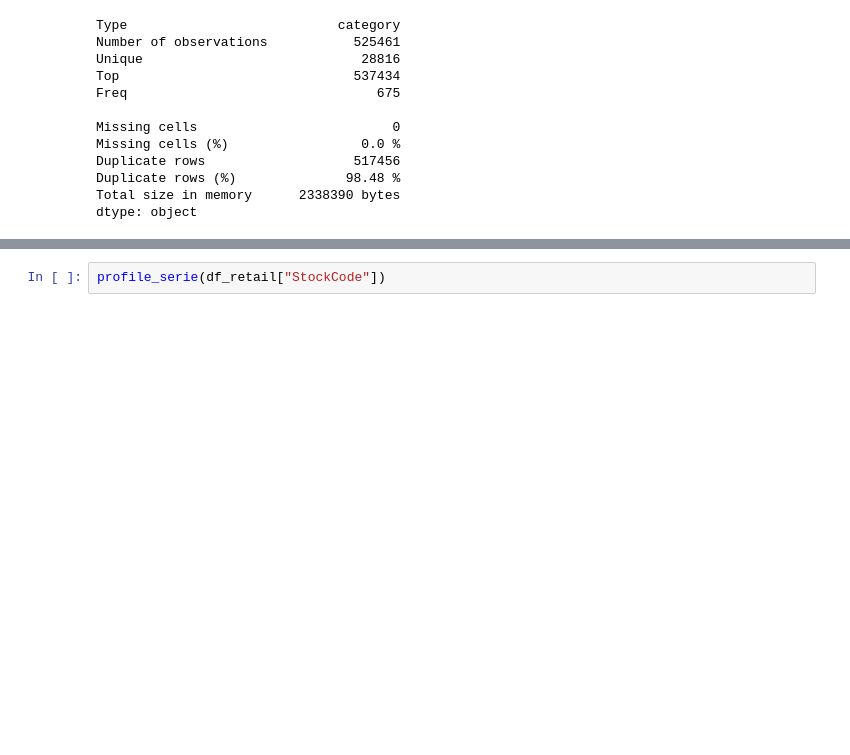
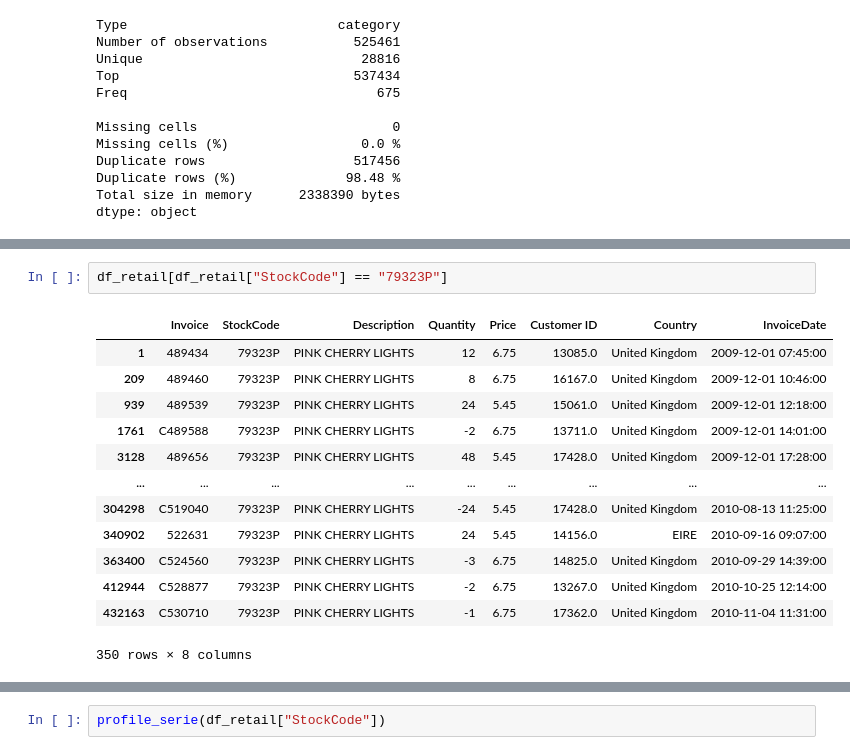
Before and after one commit to BAFCS/MDS7202, a Jupyter notebook: Labs/Lab_4/Lab4_Enunciado.ipynb, the cells around one changed output, grey strips where cells are left out. Saved outputs shown, nothing was run; the diff lists cells and outputs as text; blank space fills up the shorter version.

```diff
--- a/Labs/Lab_4/Lab4_Enunciado.ipynb
+++ b/Labs/Lab_4/Lab4_Enunciado.ipynb
@@ -355,0 +401,16 @@ dtype: object
+# %%
+df_retail[df_retail["StockCode"] == "79323P"]
+# %% [output]
+|  | Invoice | StockCode | Description | Quantity | Price | Customer ID | Country | InvoiceDate |
+| 1 | 489434 | 79323P | PINK CHERRY LIGHTS | 12 | 6.75 | 13085.0 | United Kingdom | 2009-12-01 07:45:00 |
+| 209 | 489460 | 79323P | PINK CHERRY LIGHTS | 8 | 6.75 | 16167.0 | United Kingdom | 2009-12-01 10:46:00 |
+| 939 | 489539 | 79323P | PINK CHERRY LIGHTS | 24 | 5.45 | 15061.0 | United Kingdom | 2009-12-01 12:18:00 |
+| 1761 | C489588 | 79323P | PINK CHERRY LIGHTS | -2 | 6.75 | 13711.0 | United Kingdom | 2009-12-01 14:01:00 |
+| 3128 | 489656 | 79323P | PINK CHERRY LIGHTS | 48 | 5.45 | 17428.0 | United Kingdom | 2009-12-01 17:28:00 |
+| ... | ... | ... | ... | ... | ... | ... | ... | ... |
+| 304298 | C519040 | 79323P | PINK CHERRY LIGHTS | -24 | 5.45 | 17428.0 | United Kingdom | 2010-08-13 11:25:00 |
+| 340902 | 522631 | 79323P | PINK CHERRY LIGHTS | 24 | 5.45 | 14156.0 | EIRE | 2010-09-16 09:07:00 |
+| 363400 | C524560 | 79323P | PINK CHERRY LIGHTS | -3 | 6.75 | 14825.0 | United Kingdom | 2010-09-29 14:39:00 |
+| 412944 | C528877 | 79323P | PINK CHERRY LIGHTS | -2 | 6.75 | 13267.0 | United Kingdom | 2010-10-25 12:14:00 |
+| 432163 | C530710 | 79323P | PINK CHERRY LIGHTS | -1 | 6.75 | 17362.0 | United Kingdom | 2010-11-04 11:31:00 |
+350 rows × 8 columns
```
Also changed, not shown: parts of 23 cells of this notebook.
